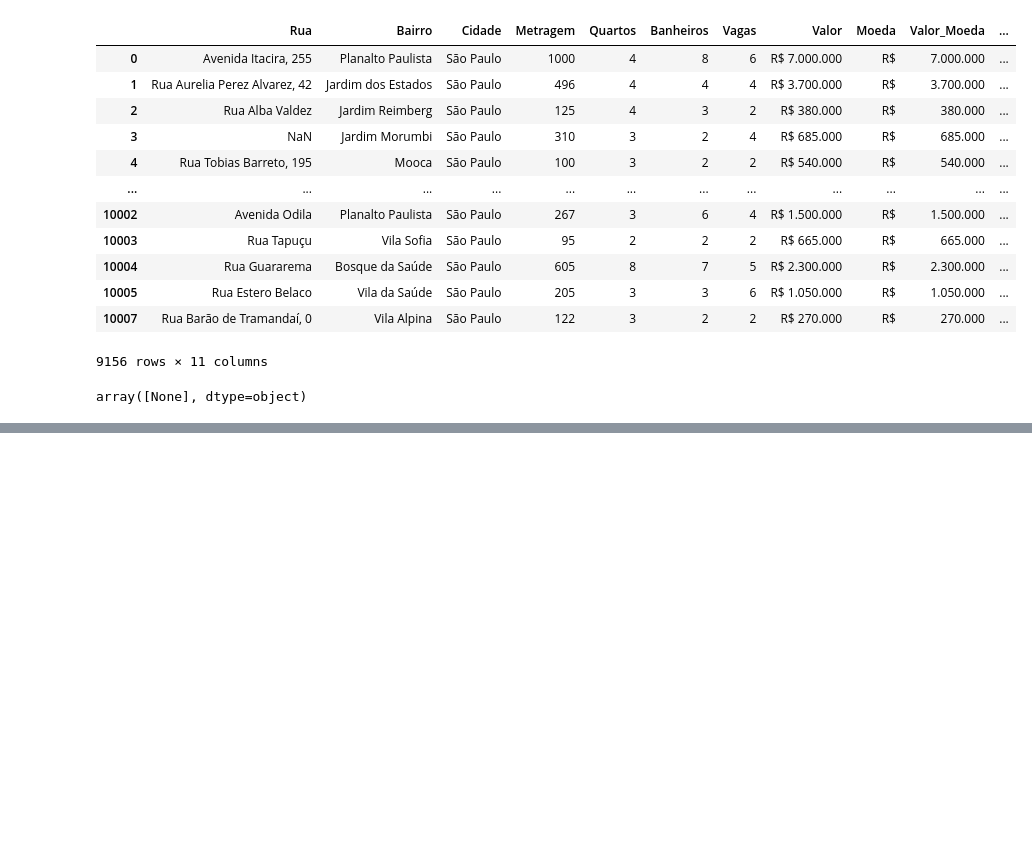
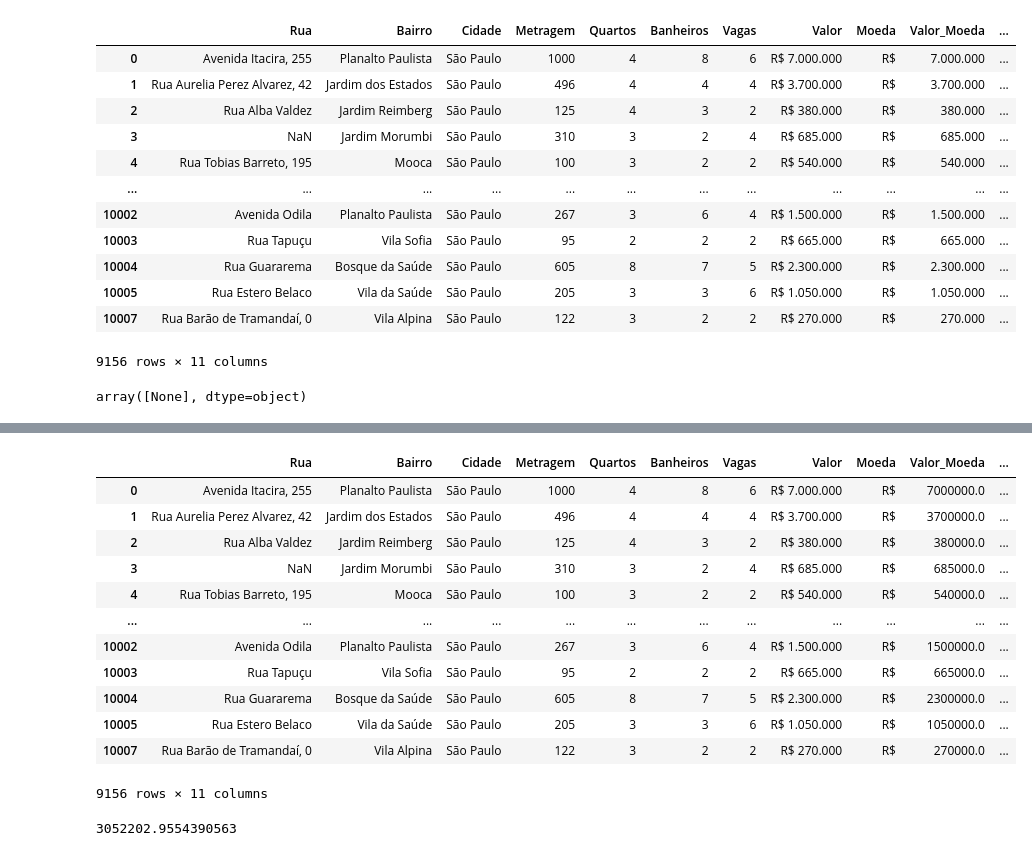
Before and after one commit to marcospontoexe/data-science, a Jupyter notebook: Imersão ALURA/02/02.ipynb, the cells around one changed output, grey strips where cells are left out. Saved outputs shown, nothing was run; the diff lists cells and outputs as text; code cells hidden in the pictures; blank space fills up the shorter version.

```diff
--- a/Imersão ALURA/02/02.ipynb
+++ b/Imersão ALURA/02/02.ipynb
@@ -122,3 +136,6 @@ dados[dados["Tipo_Anuncio"].isnull()]  #mostra os valores do objeto "dados" em q
 dados[dados["Tipo_Anuncio"].isnull()]["Tipo_Anuncio"].unique() #mostra os valores não repetidos do objeto "dados", em que os índices da coluna "Tipo_Anuncio" estão vazios
 # %% [output]
 array([None], dtype=object)
+# %%
+dados = dados[dados["Tipo_Anuncio"].isnull()] #dados recebe ele mesmo, mas apenas as linhas em que os índices da coluna "Tipo_Anuncio" estão vazios
+dados
@@ -124,0 +156,4 @@ array([None], dtype=object)
+# %%
+dados["Valor_Moeda"].str.replace(".","")        #troca os "pontos" por "espaço vazio"
+dados["Valor_Moeda"] = dados["Valor_Moeda"].str.replace(".","").astype(float) #A coluna "Valor_Moeda" recebe ela mesma, mas sem pontos e convertida para float
+dados.info()
@@ -124,0 +183,20 @@ array([None], dtype=object)
+# %%
+dados
+# %% [output]
+|  | Rua | Bairro | Cidade | Metragem | Quartos | Banheiros | Vagas | Valor | Moeda | Valor_Moeda | ... |
+| 0 | Avenida Itacira, 255 | Planalto Paulista | São Paulo | 1000 | 4 | 8 | 6 | R$ 7.000.000 | R$ | 7000000.0 | ... |
+| 1 | Rua Aurelia Perez Alvarez, 42 | Jardim dos Estados | São Paulo | 496 | 4 | 4 | 4 | R$ 3.700.000 | R$ | 3700000.0 | ... |
+| 2 | Rua Alba Valdez | Jardim Reimberg | São Paulo | 125 | 4 | 3 | 2 | R$ 380.000 | R$ | 380000.0 | ... |
+| 3 | NaN | Jardim Morumbi | São Paulo | 310 | 3 | 2 | 4 | R$ 685.000 | R$ | 685000.0 | ... |
+| 4 | Rua Tobias Barreto, 195 | Mooca | São Paulo | 100 | 3 | 2 | 2 | R$ 540.000 | R$ | 540000.0 | ... |
+| ... | ... | ... | ... | ... | ... | ... | ... | ... | ... | ... | ... |
+| 10002 | Avenida Odila | Planalto Paulista | São Paulo | 267 | 3 | 6 | 4 | R$ 1.500.000 | R$ | 1500000.0 | ... |
+| 10003 | Rua Tapuçu | Vila Sofia | São Paulo | 95 | 2 | 2 | 2 | R$ 665.000 | R$ | 665000.0 | ... |
+| 10004 | Rua Guararema | Bosque da Saúde | São Paulo | 605 | 8 | 7 | 5 | R$ 2.300.000 | R$ | 2300000.0 | ... |
+| 10005 | Rua Estero Belaco | Vila da Saúde | São Paulo | 205 | 3 | 3 | 6 | R$ 1.050.000 | R$ | 1050000.0 | ... |
+| 10007 | Rua Barão de Tramandaí, 0 | Vila Alpina | São Paulo | 122 | 3 | 2 | 2 | R$ 270.000 | R$ | 270000.0 | ... |
+9156 rows × 11 columns
+# %%
+dados["Valor_Moeda"].mean()         #tira a média da coluna "Valor_Moeda"
+# %% [output]
+3052202.9554390563
```
Also changed, not shown: parts of 3 cells of this notebook.
